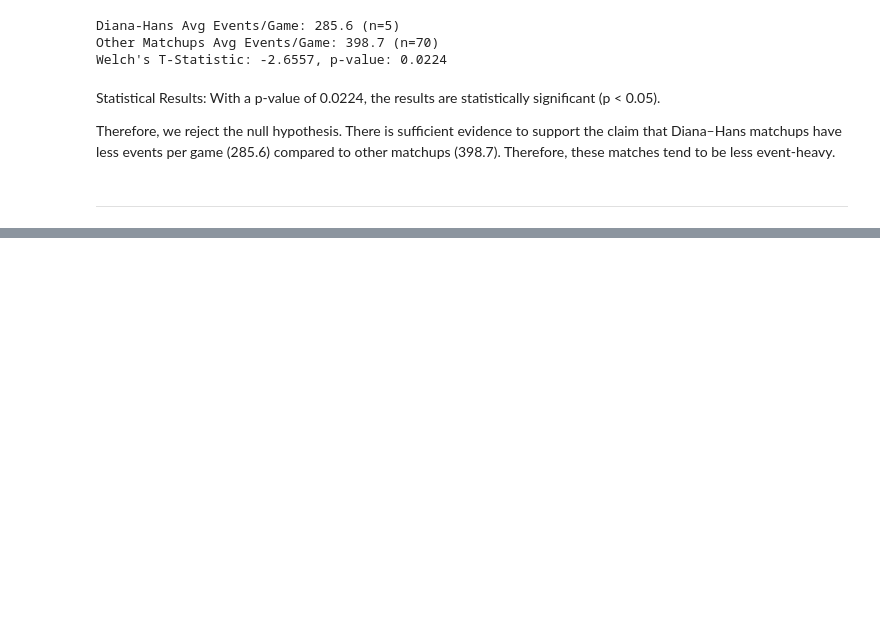
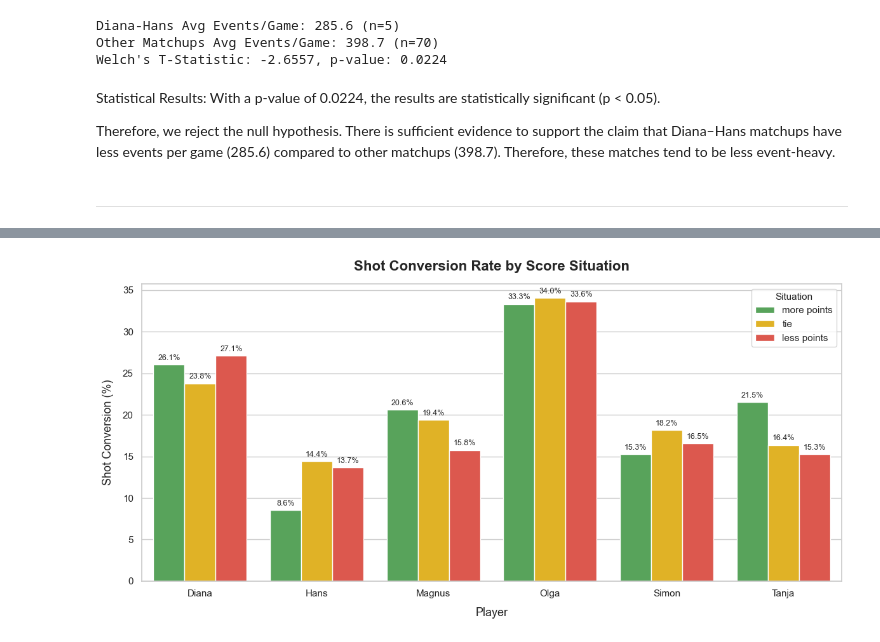
Before and after one commit to Rutvik-rn/Kicker-Strategy, a Jupyter notebook: results.ipynb, the cells around one changed output, grey strips where cells are left out. Saved outputs shown, nothing was run; the diff lists cells and outputs as text; code cells hidden in the pictures; blank space fills up the shorter version.

Commit message:
added plot for shot conversion by score situation

```diff
--- a/results.ipynb
+++ b/results.ipynb
@@ -1308,0 +1345,36 @@ Therefore, we reject the null hypothesis. There is sufficient evidence to suppor
+# %%
+
+plot_data = conversion_situational.reset_index().melt(
+    id_vars="player",
+    var_name="Match Situation",
+    value_name="Shot Conversion (%)"
+)
+
+plt.figure(figsize=(12, 6))
+sns.set_theme(style="whitegrid")
+
+# Creating the bar plot with an intuitive color palette
+ax = sns.barplot(
+    data=plot_data,
+    x="player",
+    y="Shot Conversion (%)",
+    hue="Match Situation",
+    palette=["#4CAF50", "#FFC107", "#F44336"] # Green (more points), Yellow (tie), Red (less points)
+)
+
+# Polishing the plot layout and typography
+plt.title("Shot Conversion Rate by Score Situation", fontsize=16, fontweight="bold", pad=15)
+plt.xlabel("Player", fontsize=13, labelpad=10)
+plt.ylabel("Shot Conversion (%)", fontsize=13, labelpad=10)
+plt.xticks(fontsize=11)
+plt.yticks(fontsize=11)
+plt.legend(title="Situation", title_fontsize='11', loc="upper right")
+
+# Adding value labels on top of each bar for professional delivery
+for container in ax.containers:
+    ax.bar_label(container, fmt="%.1f%%", padding=3, fontsize=9)
+
+plt.tight_layout()
+plt.show()
+# %% [output]
+[figure, added]
```
Also changed, not shown: parts of 2 cells of this notebook.
